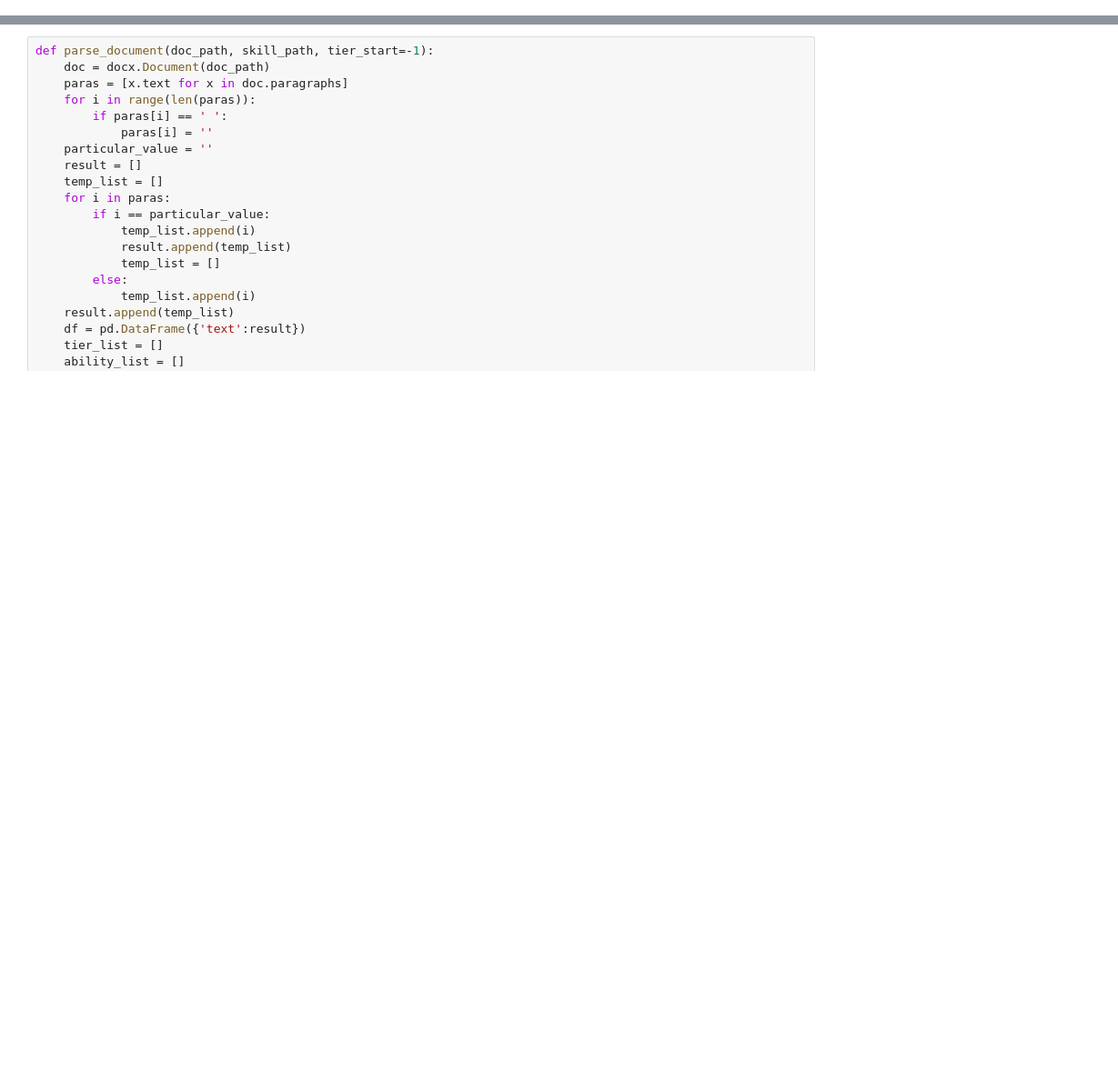
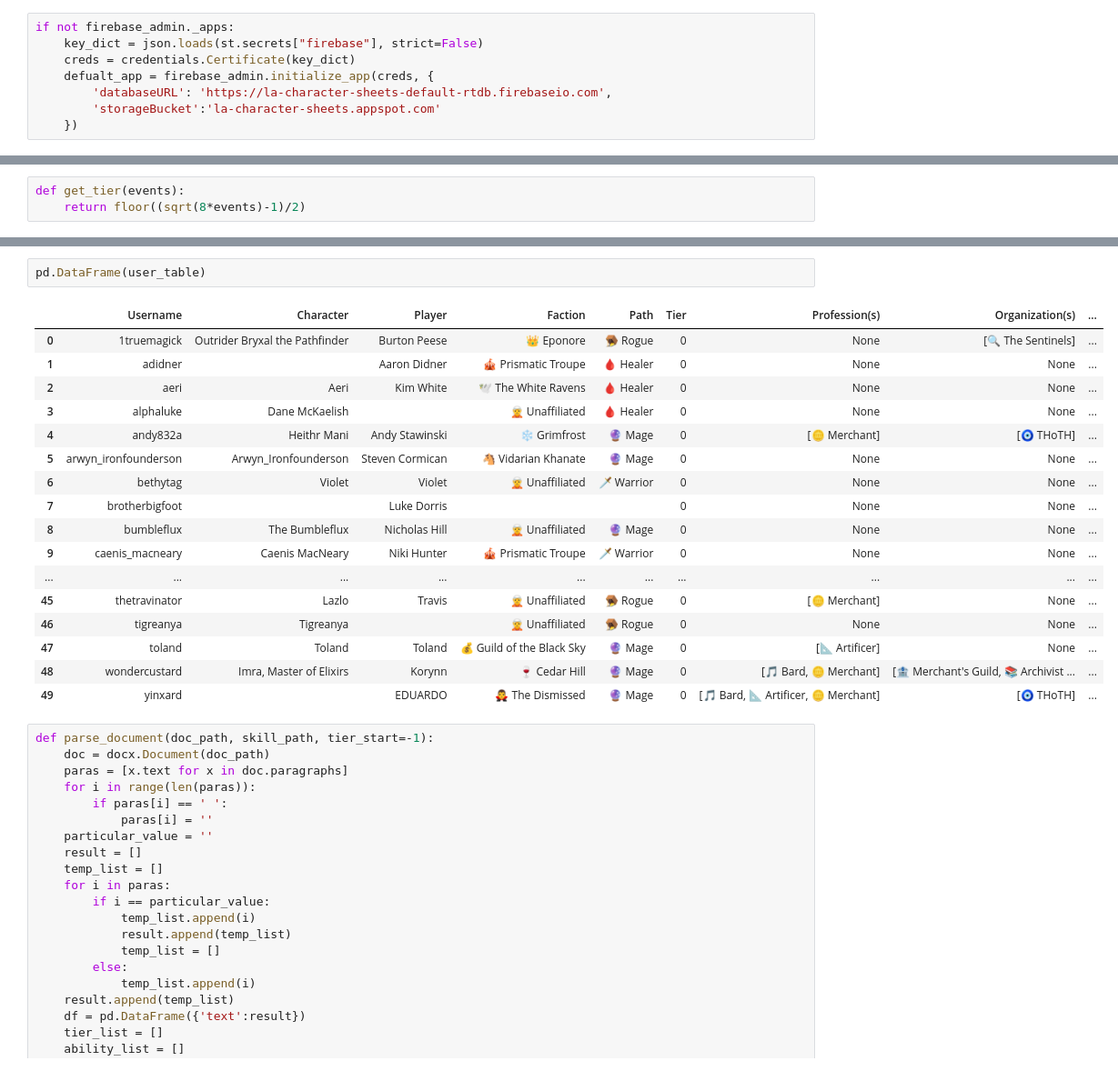
Before and after one commit to ntdens/la-character-sheet, a Jupyter notebook: character_sheet.ipynb, the cells around one changed output, grey strips where cells are left out. Shown at 91% size. Saved outputs shown, nothing was run; the diff lists cells and outputs as text; blank space fills up the shorter version.

Commit message:
adding new factions

```diff
--- a/character_sheet.ipynb
+++ b/character_sheet.ipynb
@@ -6,0 +14,8 @@ from math import floor
+# %%
+if not firebase_admin._apps:
+    key_dict = json.loads(st.secrets["firebase"], strict=False)
+    creds = credentials.Certificate(key_dict)
+    defualt_app = firebase_admin.initialize_app(creds, {
+        'databaseURL': 'https://la-character-sheets-default-rtdb.firebaseio.com',
+        'storageBucket':'la-character-sheets.appspot.com'
+    })
@@ -6,0 +24,3 @@ from math import floor
+# %%
+def get_tier(events):
+    return floor((sqrt(8*events)-1)/2)
@@ -7,3 +94,23 @@ from math import floor
+# %%
+pd.DataFrame(user_table)
+# %% [output]
+|  | Username | Character | Player | Faction | Path | Tier | Profession(s) | Organization(s) | ... |
+| 0 | 1truemagick | Outrider Bryxal the Pathfinder | Burton Peese | 👑 Eponore | 🪤 Rogue | 0 | None | [🔍 The Sentinels] | ... |
+| 1 | adidner |  | Aaron Didner | 🎪 Prismatic Troupe | 🩸 Healer | 0 | None | None | ... |
+| 2 | aeri | Aeri | Kim White | 🕊️ The White Ravens | 🩸 Healer | 0 | None | None | ... |
+| 3 | alphaluke | Dane McKaelish |  | 🧝 Unaffiliated | 🩸 Healer | 0 | None | None | ... |
+| 4 | andy832a | Heithr Mani | Andy Stawinski | ❄️ Grimfrost | 🔮 Mage | 0 | [🪙 Merchant] | [🧿 THoTH] | ... |
+| 5 | arwyn_ironfounderson | Arwyn_Ironfounderson | Steven Cormican | 🐴 Vidarian Khanate | 🔮 Mage | 0 | None | None | ... |
+| 6 | bethytag | Violet | Violet | 🧝 Unaffiliated | 🗡 Warrior | 0 | None | None | ... |
+| 7 | brotherbigfoot |  | Luke Dorris |  |  | 0 | None | None | ... |
+| 8 | bumbleflux | The Bumbleflux | Nicholas Hill | 🧝 Unaffiliated | 🔮 Mage | 0 | None | None | ... |
+| 9 | caenis_macneary | Caenis MacNeary | Niki Hunter | 🎪 Prismatic Troupe | 🗡 Warrior | 0 | None | None | ... |
+| ... | ... | ... | ... | ... | ... | ... | ... | ... | ... |
+| 45 | thetravinator | Lazlo | Travis | 🧝 Unaffiliated | 🪤 Rogue | 0 | [🪙 Merchant] | None | ... |
+| 46 | tigreanya | Tigreanya |  | 🧝 Unaffiliated | 🪤 Rogue | 0 | None | None | ... |
+| 47 | toland | Toland | Toland | 💰 Guild of the Black Sky | 🔮 Mage | 0 | [📐 Artificer] | None | ... |
+| 48 | wondercustard | Imra, Master of Elixirs | Korynn | 🍷 Cedar Hill | 🔮 Mage | 0 | [🎵 Bard, 🪙 Merchant] | [🏦 Merchant's Guild, 📚 Archivist ... | ... |
+| 49 | yinxard |  | EDUARDO | 🧛‍♂️ The Dismissed | 🔮 Mage | 0 | [🎵 Bard, 📐 Artificer, 🪙 Merchant] | [🧿 THoTH] | ... |
 # %%
 def parse_document(doc_path, skill_path, tier_start=-1):
     doc = docx.Document(doc_path)
```
Also changed, not shown: parts of 5 cells of this notebook, 2 other files.
